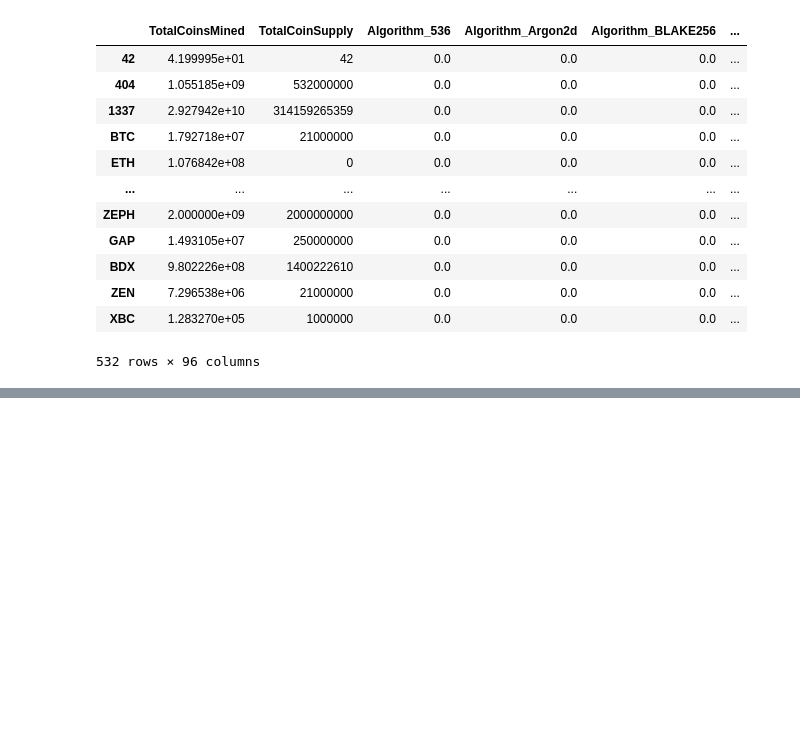
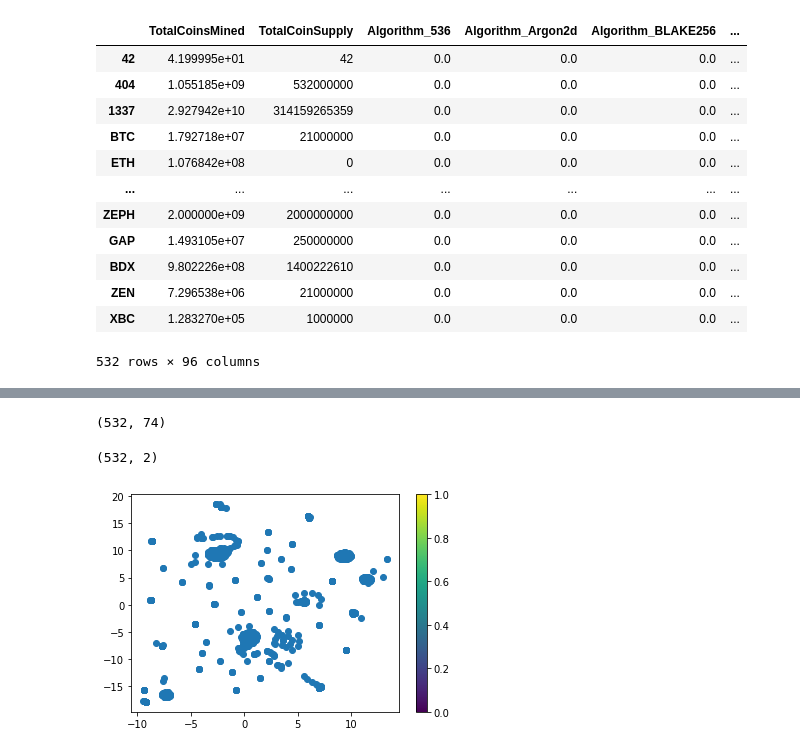
Before and after one commit to 86burke/Cryptocurrency_Clusters, a Jupyter notebook: cypto_cluster.ipynb, the cells around one changed output, grey strips where cells are left out. Saved outputs shown, nothing was run; the diff lists cells and outputs as text; code cells hidden in the pictures; blank space fills up the shorter version.

```diff
--- a/cypto_cluster.ipynb
+++ b/cypto_cluster.ipynb
@@ -119,0 +133,8 @@ df_w_dummies
+# %%
+# Scale data
+scaler = StandardScaler()
+scaled_data = scaler.fit_transform(df_w_dummies)
+# %%
+# create PCA preserve 90%
+pca = PCA(n_components=0.90)
+pca_transformed_data = pca.fit_transform(scaled_data)
@@ -119,0 +159,19 @@ df_w_dummies
+# %%
+print(pca_transformed_data.shape)
+# %% [output]
+(532, 74)
+# %%
+# Create TSNE
+tsne = TSNE(perplexity=50, learning_rate=100)
+
+x_tsne_features = tsne.fit_transform(pca_transformed_data)
+
+x_tsne_features.shape
+# %% [output]
+(532, 2)
+# %%
+plt.scatter(x_tsne_features[:,0],x_tsne_features[:,1])
+plt.colorbar()
+plt.show()
+# %% [output]
+[figure, added]
```
Also changed, not shown: parts of 9 cells of this notebook.
